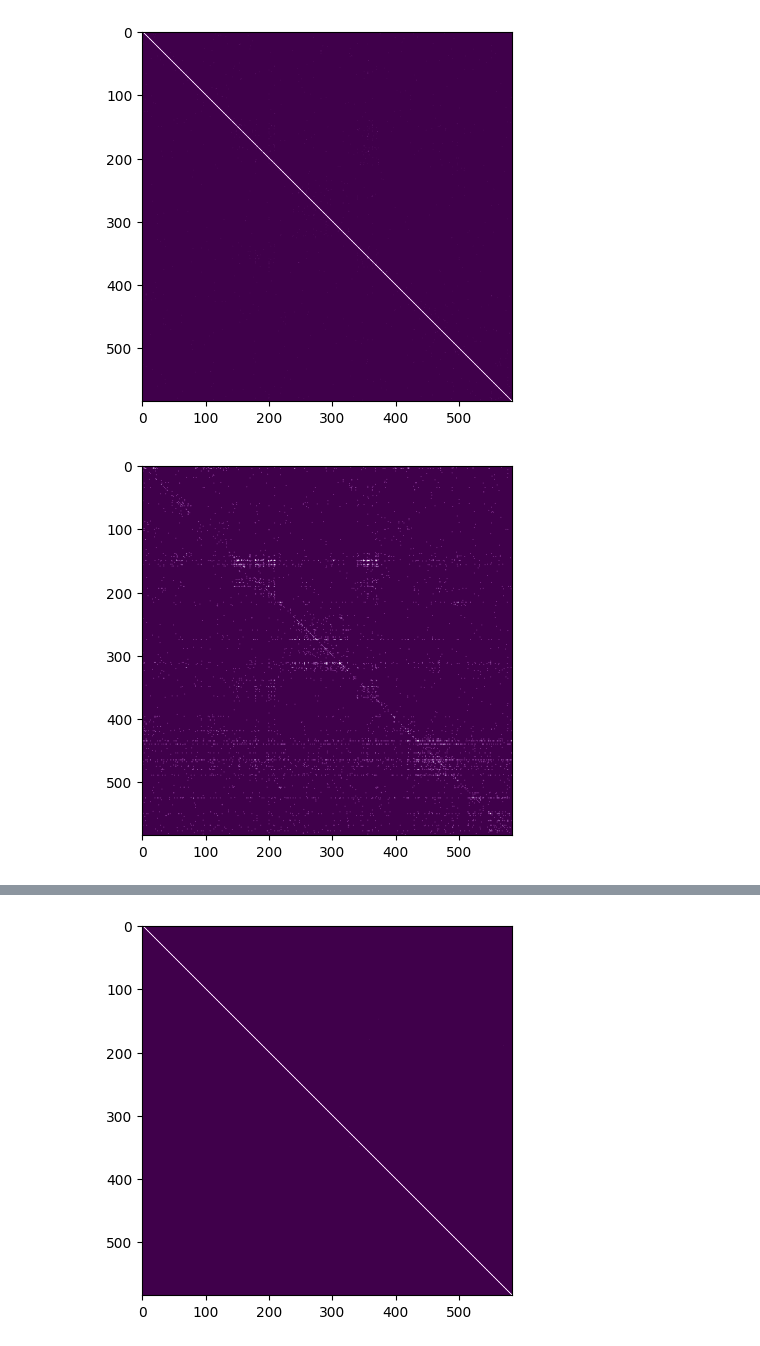
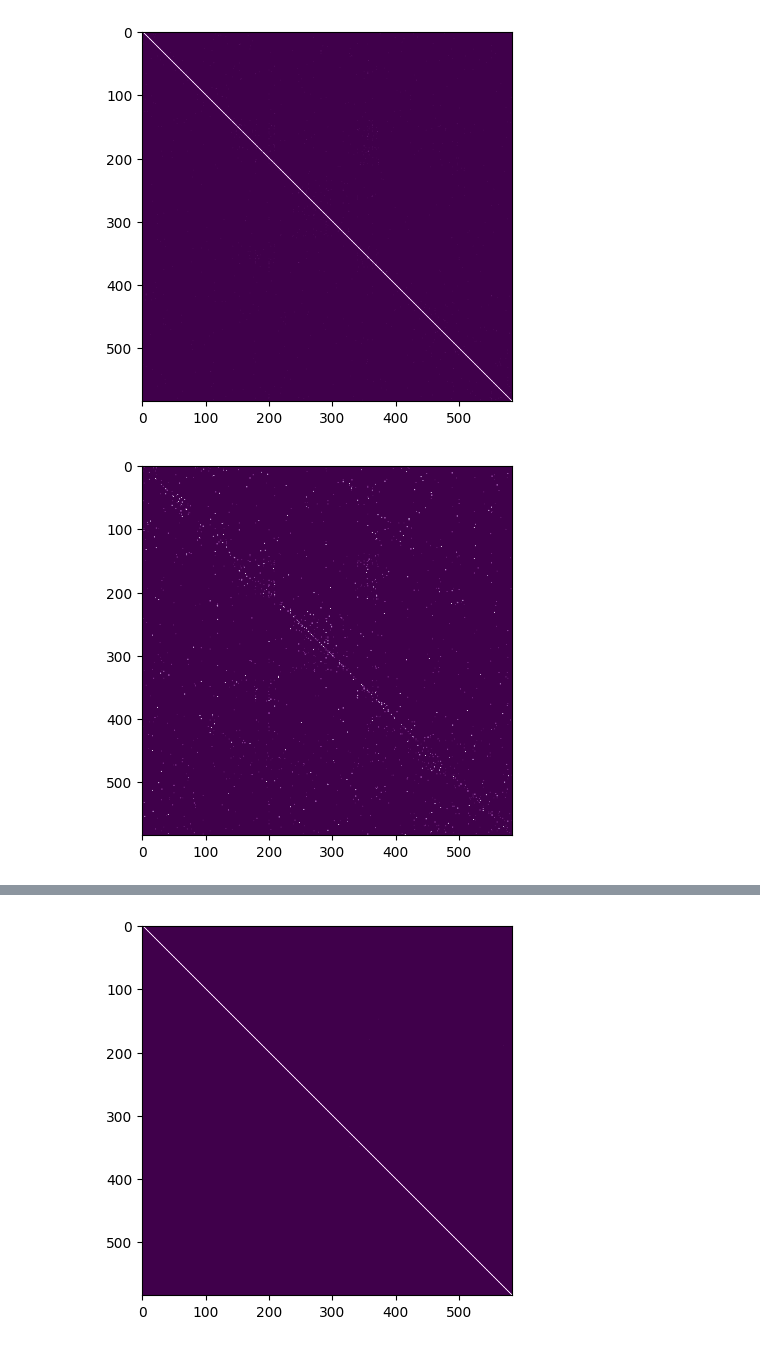
Before and after one commit to CeleritasML/sommelier-app, a Jupyter notebook: notebooks/stacking.ipynb, the cells around one changed output, grey strips where cells are left out. Cells and saved outputs as stored; diff of their text form; code cells hidden in the pictures.

Commit message:
Resample test set to be balanced.

```diff
--- a/notebooks/stacking.ipynb
+++ b/notebooks/stacking.ipynb
@@ -57,6 +57,13 @@ data_slim.describe()
 | unique | 9084 | 584 |
 | top | grape bucelas dry vinho extra wei... | Argentina-Mendoza Province:Bonarda |
 | freq | 7 | 20 |
+# %%
+data["test"] = (
+    data["test"]
+    .groupby("region_variety")
+    .apply(lambda x: x.sample(10, random_state=42, replace=True))
+    .reset_index(drop=True)
+)
 # %%
 # Count vectorizer
 from sklearn.feature_extraction.text import CountVectorizer
@@ -186,17 +193,12 @@ plt.savefig("../img/confusion_matrix_perceptron_train.png")
 [figure]
 # %%
 plt.imshow(
-    np.log(
-        confusion_matrix(
-            data["test"]["region_variety"], perceptron.predict(test_vectors)
-        )
-        + 1,
-    ),
+    confusion_matrix(data["test"]["region_variety"], perceptron.predict(test_vectors)),
     cmap="PRGn",
 )
 plt.savefig("../img/confusion_matrix_perceptron_test.png")
 # %% [output]
-[figure, old version]
+[figure, new version]
 # %%
 # evaluate linear SVM
 svm = LinearSVC(random_state=random_state)
```
Also changed, not shown: parts of 12 cells of this notebook, 8 other files.
